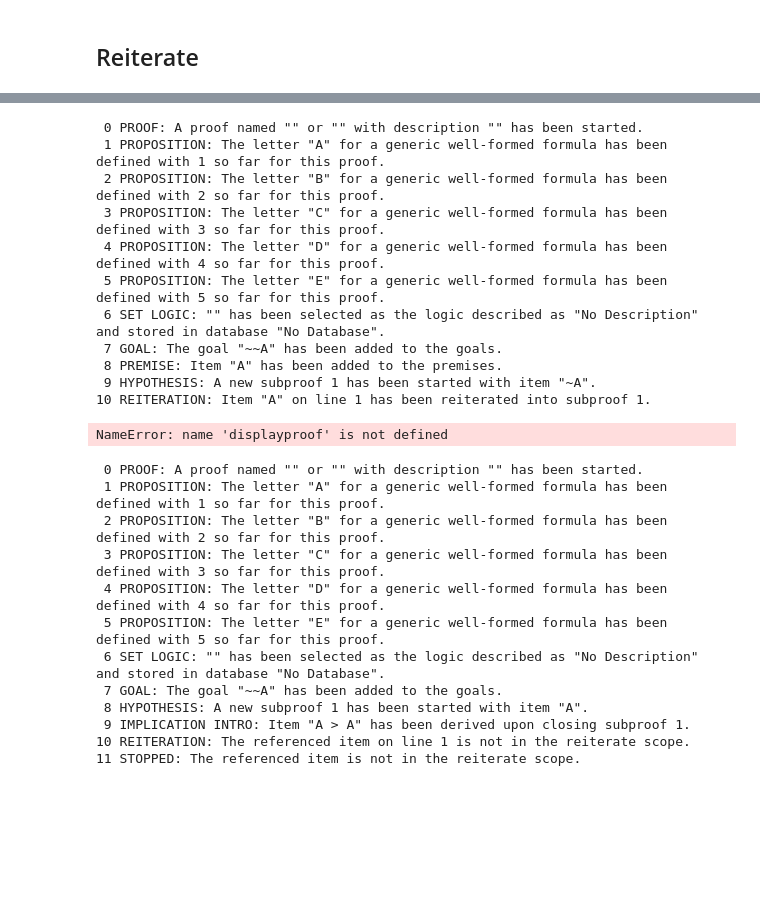
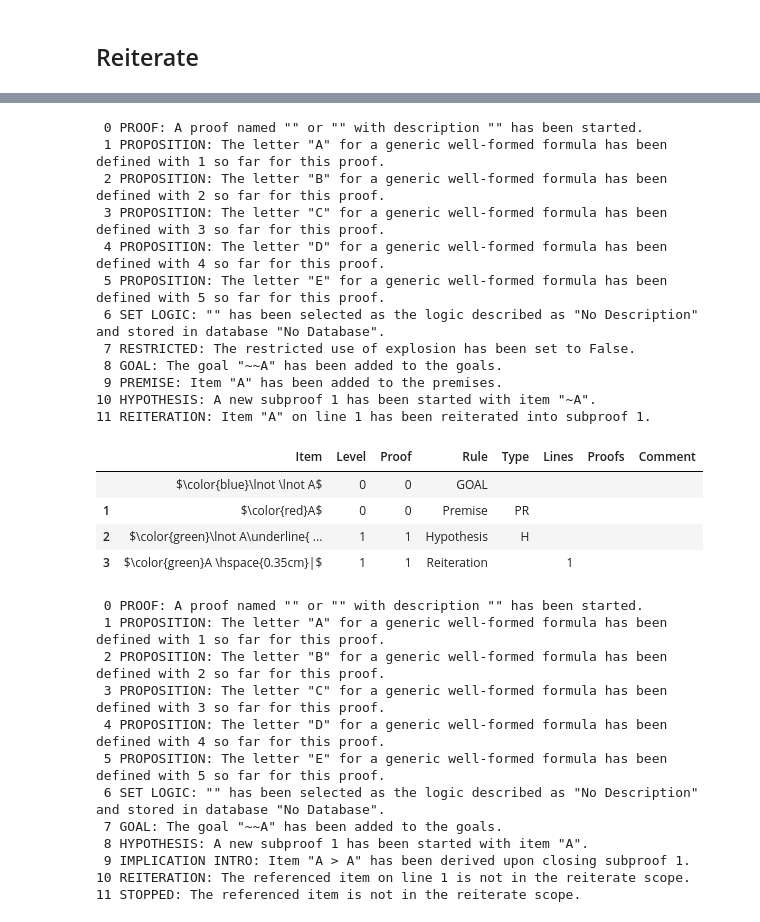
Before and after one commit to FrankHubeny/AltRea, a Jupyter notebook: rules_testcases.ipynb, the cells around one changed output, grey strips where cells are left out. Drawn from its saved outputs; the diff is of its cells as text; code cells hidden in the pictures; blank space fills up the shorter version.

```diff
--- a/rules_testcases.ipynb
+++ b/rules_testcases.ipynb
@@ -4315,35 +4461,40 @@ NameError: name 'displayproof' is not defined
 # %%
 # The line does not exist in the proof.
 
 from altrea.wffs import And, Wff
 from altrea.rules import Proof
 
 prf = Proof()
 A = prf.proposition('A')
 B = prf.proposition('B')
 C = prf.proposition('C')
 D = prf.proposition('D')
 E = prf.proposition('E')
 prf.setlogic()
 prf.goal(Not(Not(A)))
 prf.premise(A)
 prf.hypothesis(Not(A))
 prf.reiterate(1)
 prf.displaylog()
-displayproof(prf)
+prf.displayproof()
 # %% [output]
  0 PROOF: A proof named "" or "" with description "" has been started.
  1 PROPOSITION: The letter "A" for a generic well-formed formula has been defined with 1 so far for this proof.
  2 PROPOSITION: The letter "B" for a generic well-formed formula has been defined with 2 so far for this proof.
  3 PROPOSITION: The letter "C" for a generic well-formed formula has been defined with 3 so far for this proof.
  4 PROPOSITION: The letter "D" for a generic well-formed formula has been defined with 4 so far for this proof.
  5 PROPOSITION: The letter "E" for a generic well-formed formula has been defined with 5 so far for this proof.
  6 SET LOGIC: "" has been selected as the logic described as "No Description" and stored in database "No Database".
- 7 GOAL: The goal "~~A" has been added to the goals.
- 8 PREMISE: Item "A" has been added to the premises.
- 9 HYPOTHESIS: A new subproof 1 has been started with item "~A".
-10 REITERATION: Item "A" on line 1 has been reiterated into subproof 1.
+ 7 RESTRICTED: The restricted use of explosion has been set to False.
+ 8 GOAL: The goal "~~A" has been added to the goals.
+ 9 PREMISE: Item "A" has been added to the premises.
+10 HYPOTHESIS: A new subproof 1 has been started with item "~A".
+11 REITERATION: Item "A" on line 1 has been reiterated into subproof 1.
-NameError: name 'displayproof' is not defined
+|  | Item | Level | Proof | Rule | Type | Lines | Proofs | Comment |
+|  | $\color{blue}\lnot \lnot A$ | 0 | 0 | GOAL |  |  |  |  |
+| 1 | $\color{red}A$ | 0 | 0 | Premise | PR |  |  |  |
+| 2 | $\color{green}\lnot A\underline{ ... | 1 | 1 | Hypothesis | H |  |  |  |
+| 3 | $\color{green}A \hspace{0.35cm}|$ | 1 | 1 | Reiteration |  | 1 |  |  |
 # %%
 # The line is not accessible.
 
```
Also changed, not shown: parts of 29 cells of this notebook, 7 other files.
